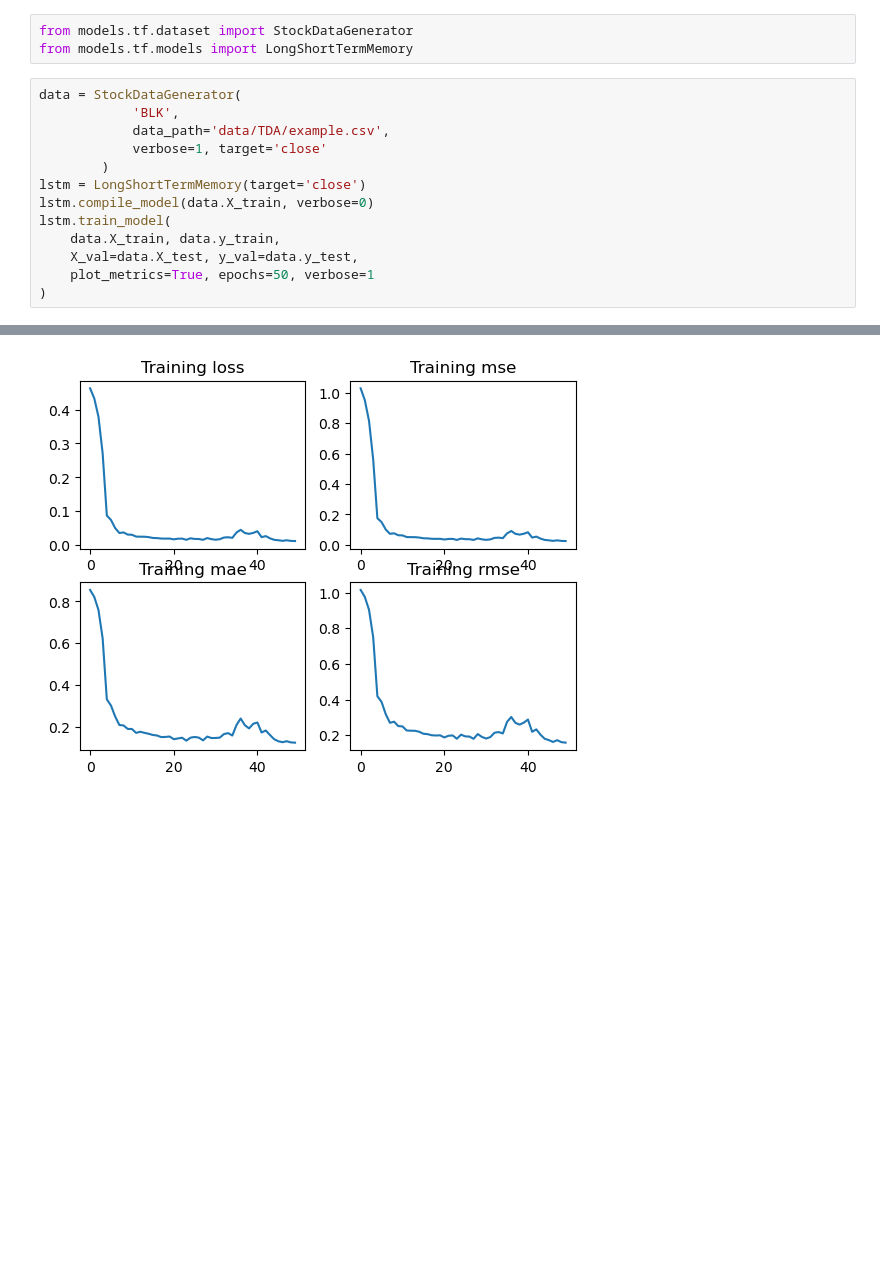
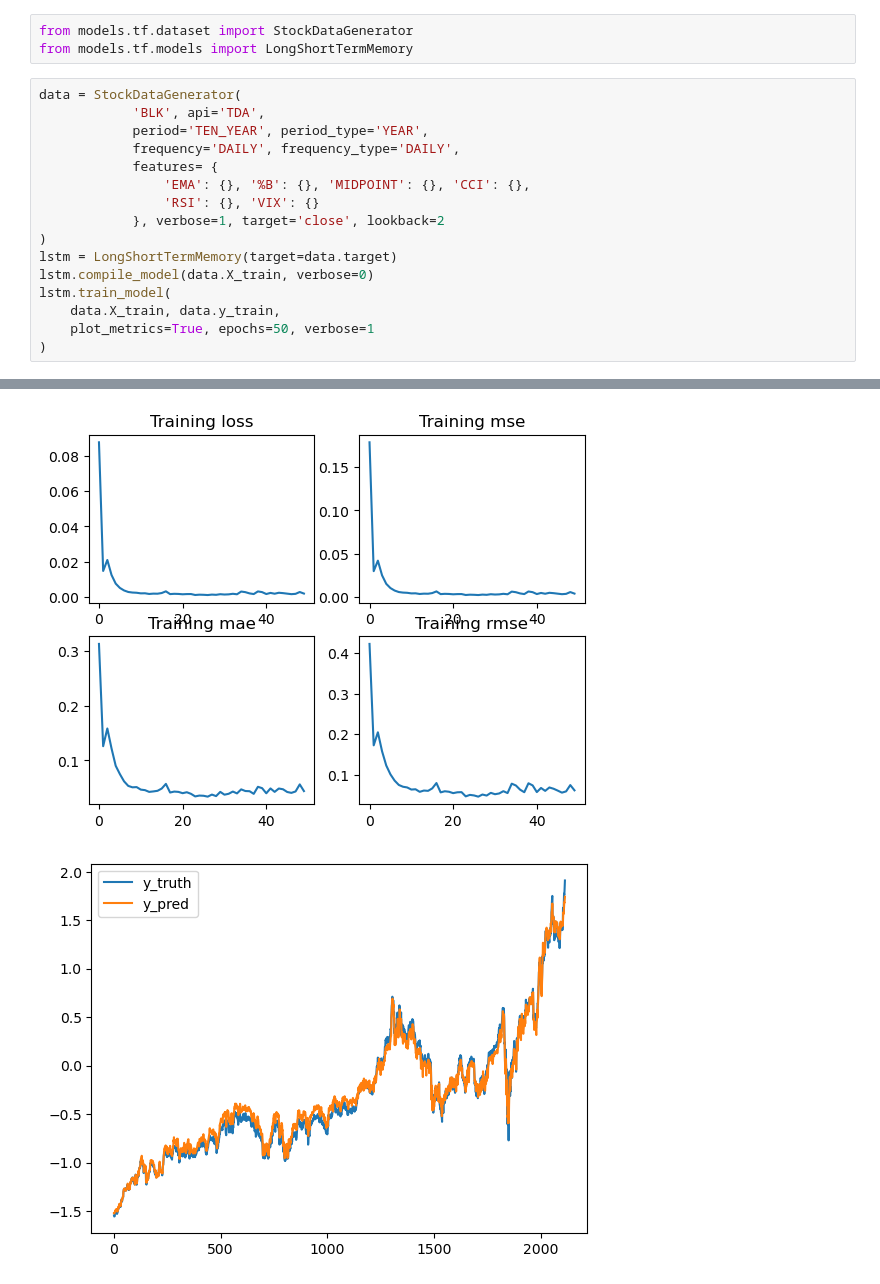
Before and after one commit to webclinic017/marketbot-1, a Jupyter notebook: prototyping.ipynb, the cells around one changed output, grey strips where cells are left out. Drawn from its saved outputs; the diff is of its cells as text; blank space fills up the shorter version.

```diff
--- a/prototyping.ipynb
+++ b/prototyping.ipynb
@@ -3,15 +3,18 @@ from models.tf.dataset import StockDataGenerator
 from models.tf.models import LongShortTermMemory
 # %%
 data = StockDataGenerator(
-            'BLK',
-            data_path='data/TDA/example.csv',
-            verbose=1, target='close'
-        )
-lstm = LongShortTermMemory(target='close')
+            'BLK', api='TDA',
+            period='TEN_YEAR', period_type='YEAR',
+            frequency='DAILY', frequency_type='DAILY',
+            features= {
+                'EMA': {}, '%B': {}, 'MIDPOINT': {}, 'CCI': {},
+                'RSI': {}, 'VIX': {}
+            }, verbose=1, target='close', lookback=2
+)
+lstm = LongShortTermMemory(target=data.target)
 lstm.compile_model(data.X_train, verbose=0)
 lstm.train_model(
     data.X_train, data.y_train,
-    X_val=data.X_test, y_val=data.y_test,
     plot_metrics=True, epochs=50, verbose=1
 )
 # %% [output]
@@ -56,4 +69,5 @@ Epoch 00050: saving model to models/tf/checkpoints/model.50-0.0125.h5
-[figure, old version]
+[figure, new version]
+[figure, added]
 # %%
 lstm.test_model(data.X_test, data.y_test, 1)
 # %% [output]
```
Also changed, not shown: parts of 2 cells of this notebook, 6 other files.
